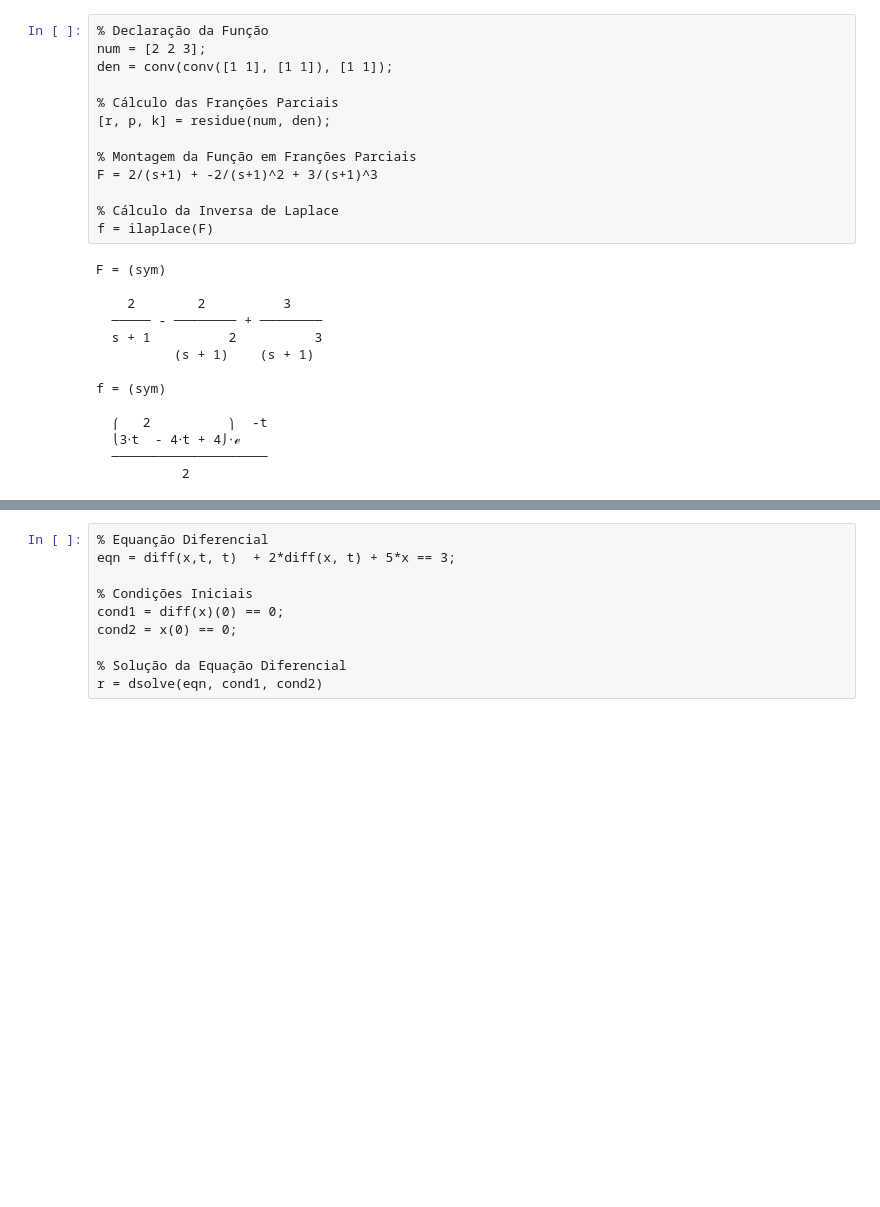
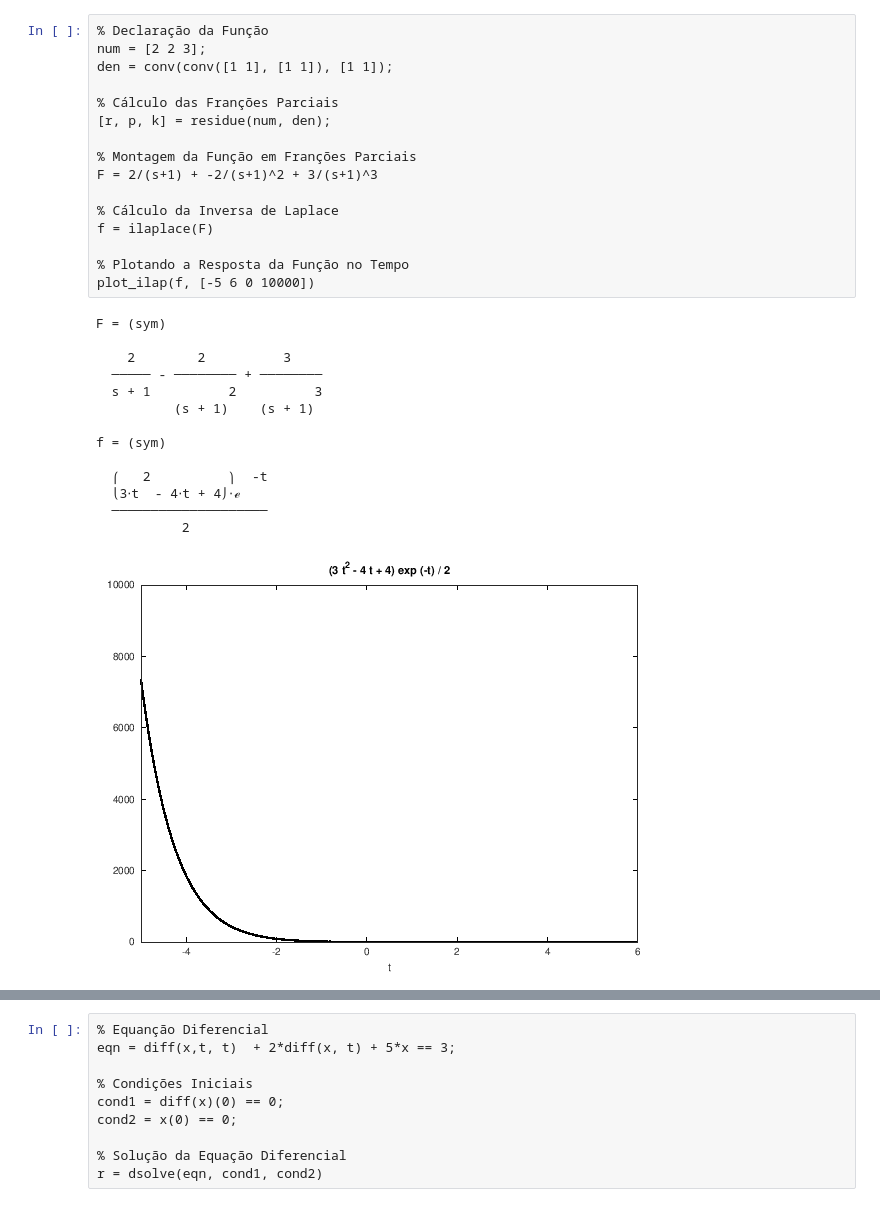
Before and after one commit to brandaogbs/2ele154, a Jupyter notebook: lista1.ipynb, the cells around one changed output, grey strips where cells are left out. Drawn from its saved outputs; the diff is of its cells as text; blank space fills up the shorter version.

```diff
--- a/lista1.ipynb
+++ b/lista1.ipynb
@@ -91,27 +125,31 @@ $$\frac{B(s)}{A(s)} = \frac{2s^2 + 2s + 3}{(s + 1)^3} $$
 # %%
 % Declaração da Função
 num = [2 2 3];
 den = conv(conv([1 1], [1 1]), [1 1]);
 
 % Cálculo das Franções Parciais
 [r, p, k] = residue(num, den);
 
 % Montagem da Função em Franções Parciais
 F = 2/(s+1) + -2/(s+1)^2 + 3/(s+1)^3
 
 % Cálculo da Inversa de Laplace
 f = ilaplace(F)
+
+% Plotando a Resposta da Função no Tempo
+plot_ilap(f, [-5 6 0 10000])
 # %% [output]
 F = (sym)
 
     2        2          3
   ───── - ──────── + ────────
   s + 1          2          3
           (s + 1)    (s + 1)
 
 f = (sym)
 
   ⎛   2          ⎞  -t
   ⎝3⋅t  - 4⋅t + 4⎠⋅ℯ
   ────────────────────
            2
+[figure, added]
```
Also changed, not shown: parts of 19 cells of this notebook, 3 other files.
